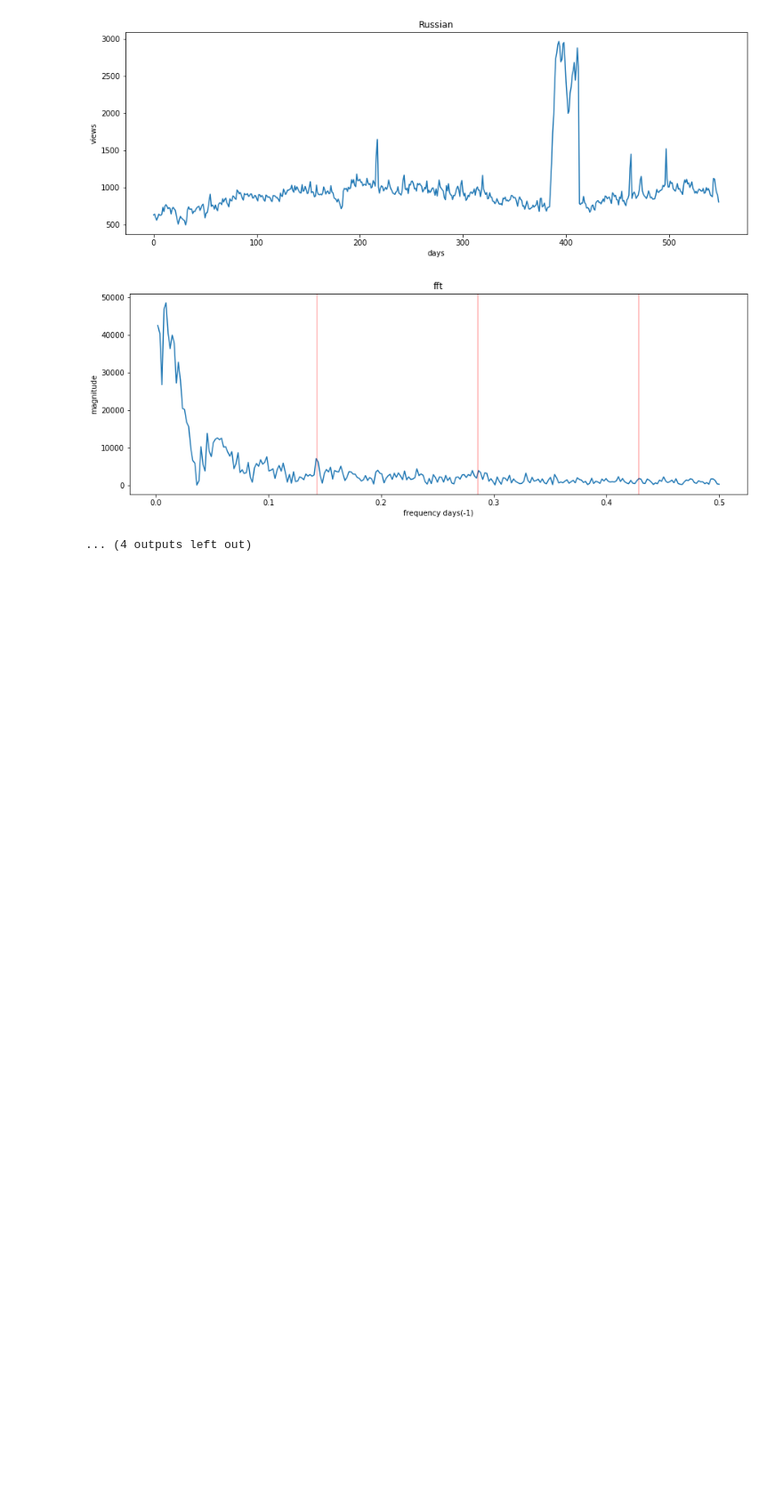
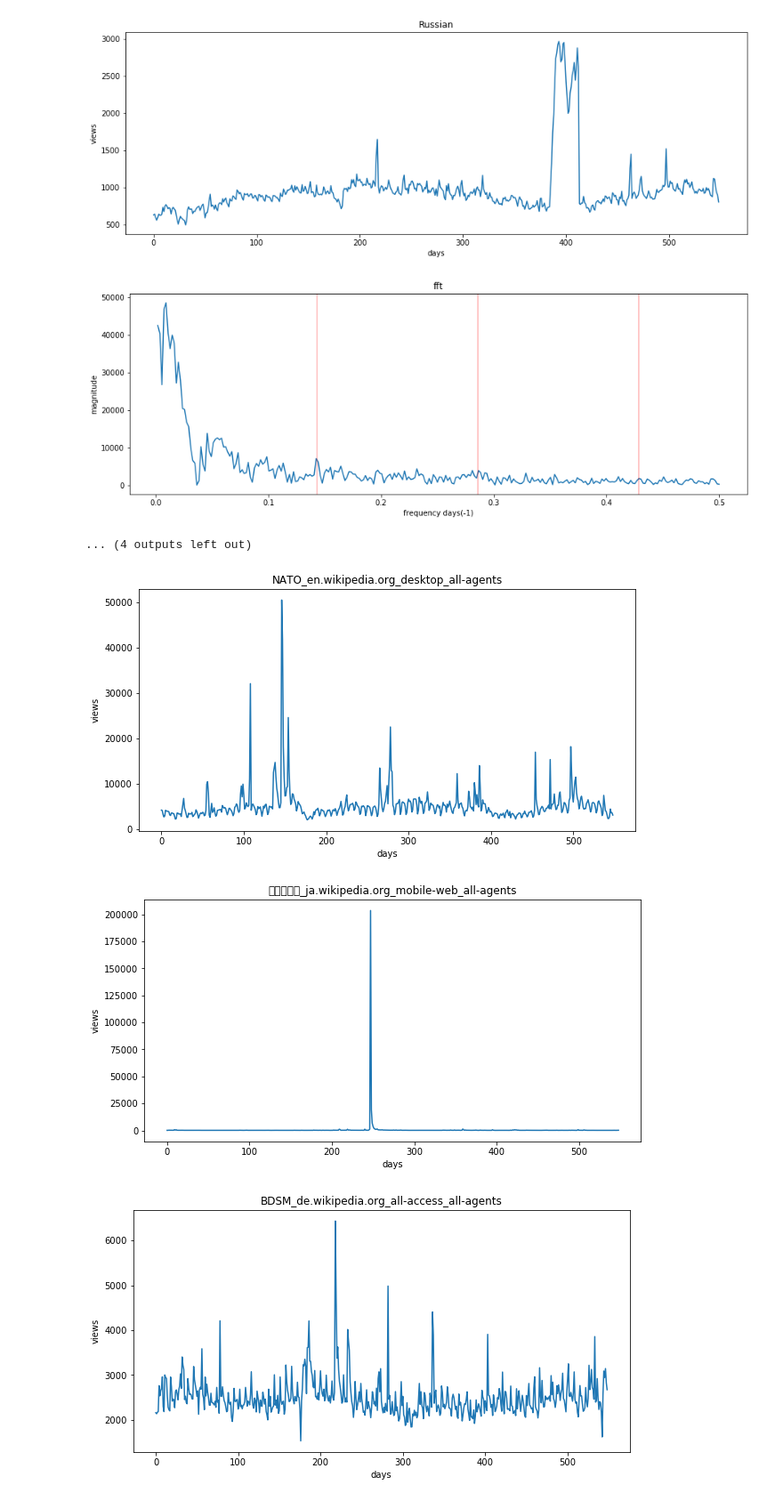
Before and after one commit to Sandy4321/WebTraffic, a Jupyter notebook: traffic_analysis.ipynb, the cells around one changed output. Shown at 89% size. Saved outputs shown, nothing was run; the diff lists cells and outputs as text; code cells hidden in the pictures; blank space fills up the shorter version.

```diff
--- a/traffic_analysis.ipynb
+++ b/traffic_analysis.ipynb
@@ -255,5 +240,11 @@ def plot_entry(key, idx):
     plt.title(data.iloc[lang_sets[key].index[idx],0])
 
     plt.show()
-# %%
-rnd_idx = np.random.randn()
+# %%
+for key in lang_sets:
+    rnd_idx = np.random.randint(lang_sets[key].shape[0])
+    plot_entry(key, rnd_idx)
+# %% [output]
+[figure, added]
+[figure, added]
+[figure, added]
```
Also changed, not shown: parts of 18 cells of this notebook.
